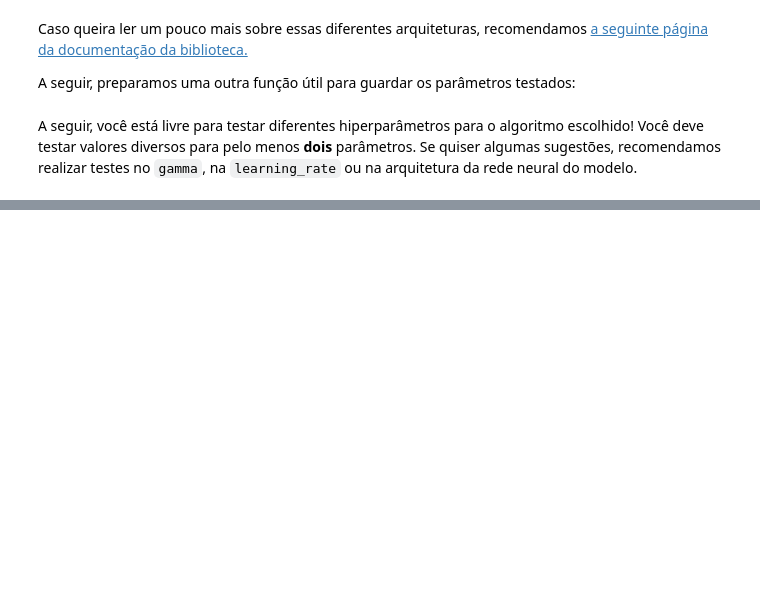
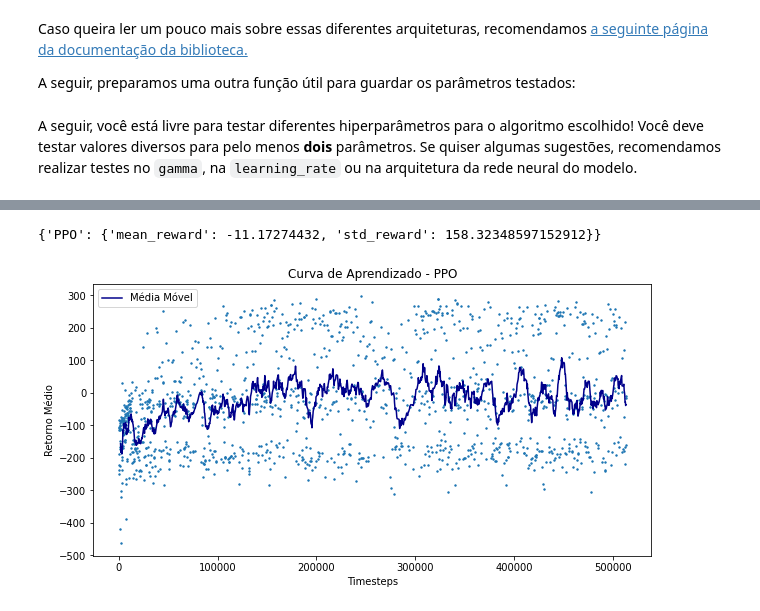
Before and after one commit to mariddc/Projeto-Trainee-RL-2021-Mariana, a Jupyter notebook: Tarefa 2 - Stable Baselines - certo.ipynb, the cells around one changed output, grey strips where cells are left out. Saved outputs shown, nothing was run; the diff lists cells and outputs as text; code cells hidden in the pictures; blank space fills up the shorter version.

Commit message:
Corrige Tarefa 2 - Stable Baselines

```diff
--- a/Tarefa 2 - Stable Baselines - certo.ipynb
+++ b/Tarefa 2 - Stable Baselines - certo.ipynb
@@ -454,0 +640,26 @@ parameters_dict = getValuesAndParams(model, env, n_episodes, parameters_dict)
+# %%
+from stable_baselines3 import PPO
+
+# Cria pasta de logs
+log_dir_ppo_final = "logs-lunar/logs-ppo-final/"
+os.makedirs(log_dir_ppo_final, exist_ok=True)
+
+# Definindo o ambiente
+env = gym.make(env_name)
+env = Monitor(env, log_dir_ppo_final)
+
+# Definindo os hiperparâmetros
+learning_rate = 0.0002
+gamma = 0.64
+policy_kwargs = dict(activation_fn=torch.nn.Tanh,
+                     net_arch=[dict(pi=[32, 128, 256], vf=[16, 64, 128])])
+
+model = PPO("MlpPolicy", env, seed = 3, verbose = 1,  #Define o modelo
+            learning_rate=learning_rate, gamma=gamma,
+            policy_kwargs=policy_kwargs)
+model.learn(total_timesteps = 500_000) # Treine o modelo
+n_episodes = 25 # Defina o número de episódios
+
+# Avaliando o agente e guardando o desempenho no dicionário
+algorithms_dict.clear()
+algorithms_dict = getValues(model, env, n_episodes, algorithms_dict)
@@ -454,0 +684,8 @@ parameters_dict = getValuesAndParams(model, env, n_episodes, parameters_dict)
+# %%
+algorithms_dict
+# %% [output]
+{'PPO': {'mean_reward': -11.17274432, 'std_reward': 158.32348597152912}}
+# %%
+plot_results(log_dir_ppo_final, window = 20, title = "Curva de Aprendizado - PPO")
+# %% [output]
+[figure, added]
```
Also changed, not shown: parts of 23 cells of this notebook, 2 other files.
